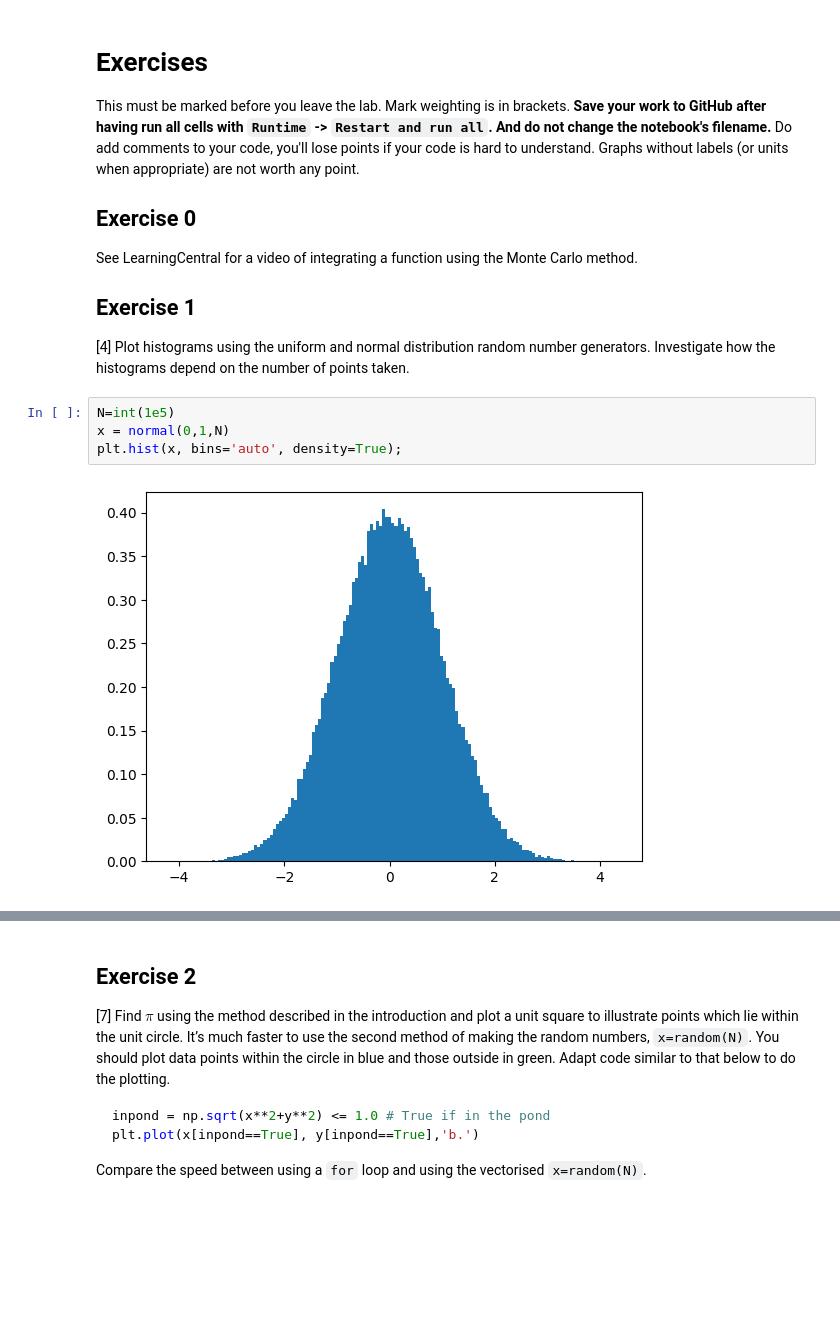
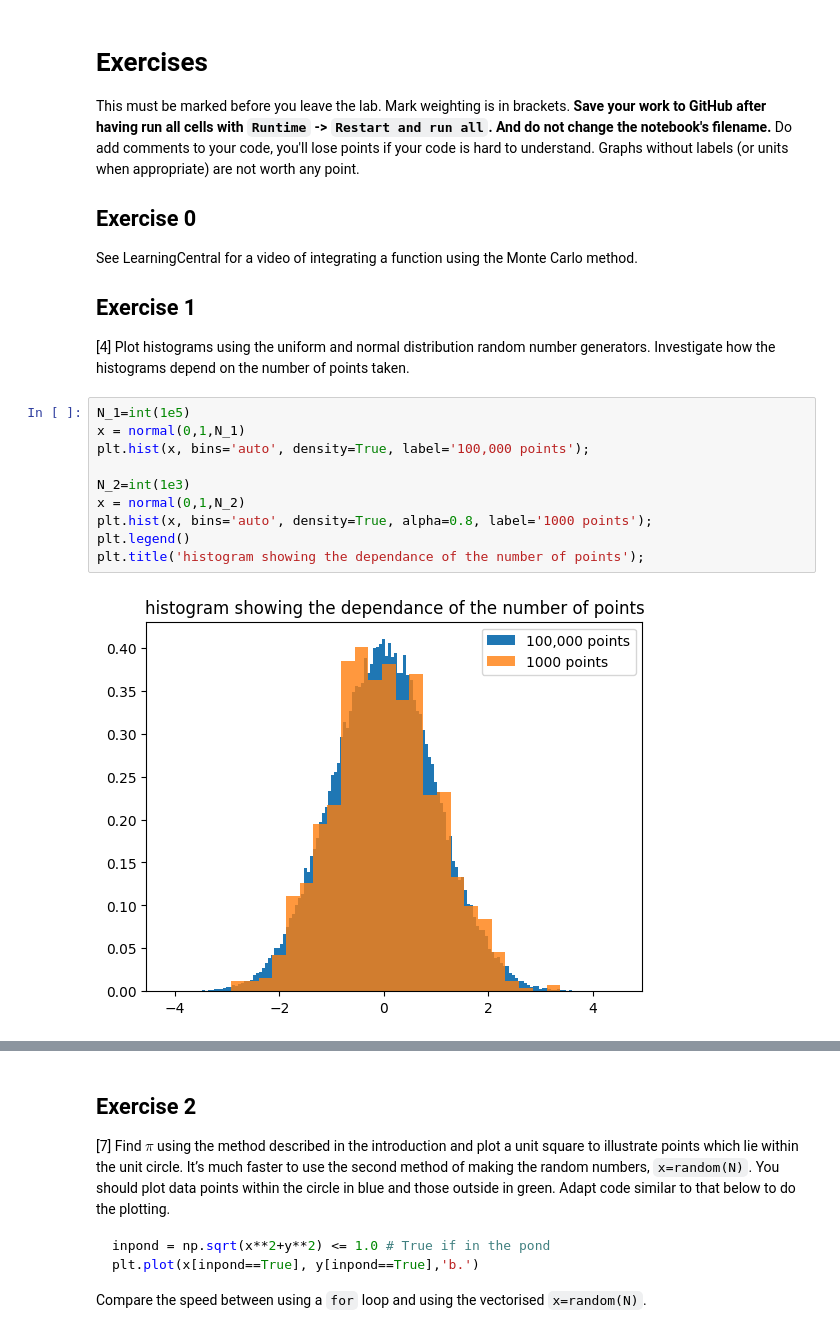
Before and after one commit to PX2145-2025/week-6-b-max-cook, a Jupyter notebook: Monte_Carlo.ipynb, the cells around one changed output, grey strips where cells are left out. Cells and saved outputs as stored; diff of their text form; blank space fills up the shorter version.

```diff
--- a/Monte_Carlo.ipynb
+++ b/Monte_Carlo.ipynb
@@ -188,9 +188,15 @@ See LearningCentral for a video of integrating a function using the Monte Carlo
 
 [4] Plot histograms using the uniform and normal distribution random number generators. Investigate how the histograms depend on the number of points
 taken.
-# %%
-N=int(1e5)
-x = normal(0,1,N)
-plt.hist(x, bins='auto', density=True);
-# %% [output]
-[figure, removed]
+# %%
+N_1=int(1e5)
+x = normal(0,1,N_1)
+plt.hist(x, bins='auto', density=True, label='100,000 points');
+
+N_2=int(1e3)
+x = normal(0,1,N_2)
+plt.hist(x, bins='auto', density=True, alpha=0.8, label='1000 points');
+plt.legend()
+plt.title('histogram showing the dependance of the number of points');
+# %% [output]
+[figure, added]
```
Also changed, not shown: parts of 12 cells of this notebook.
